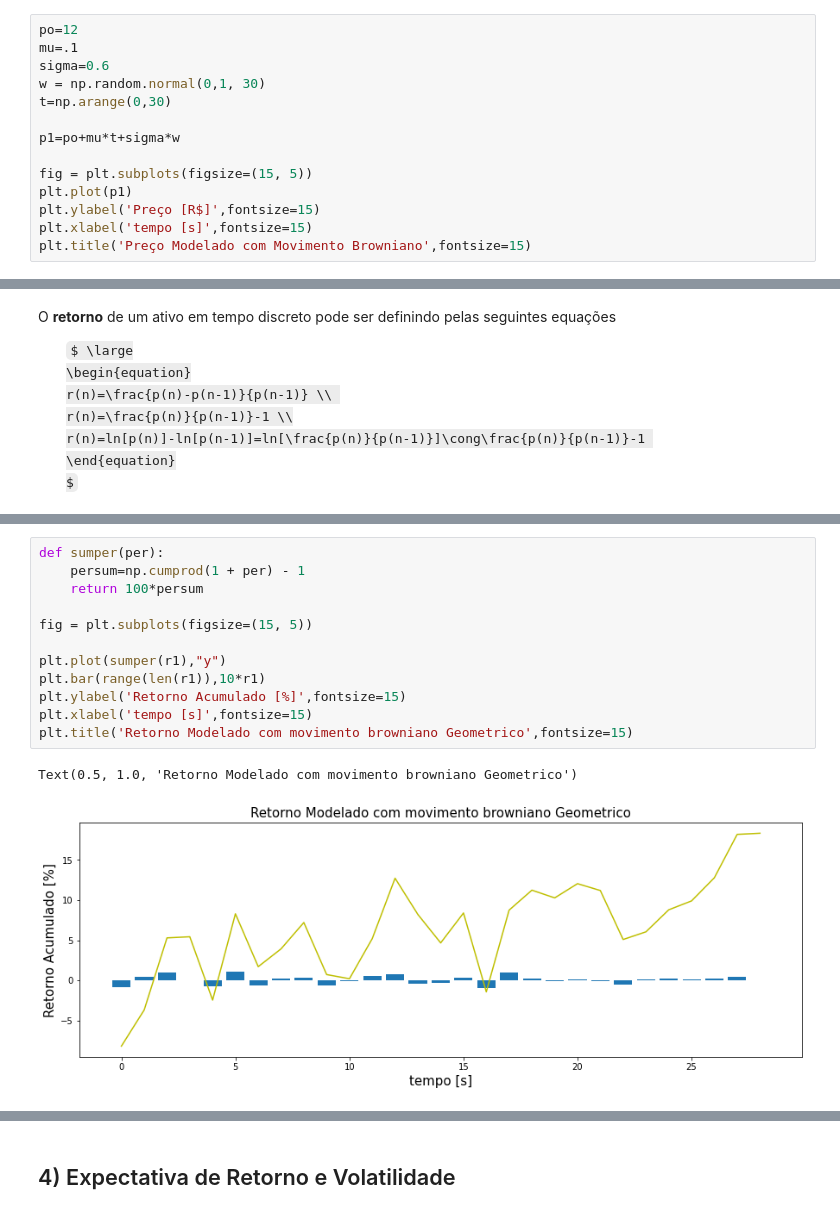
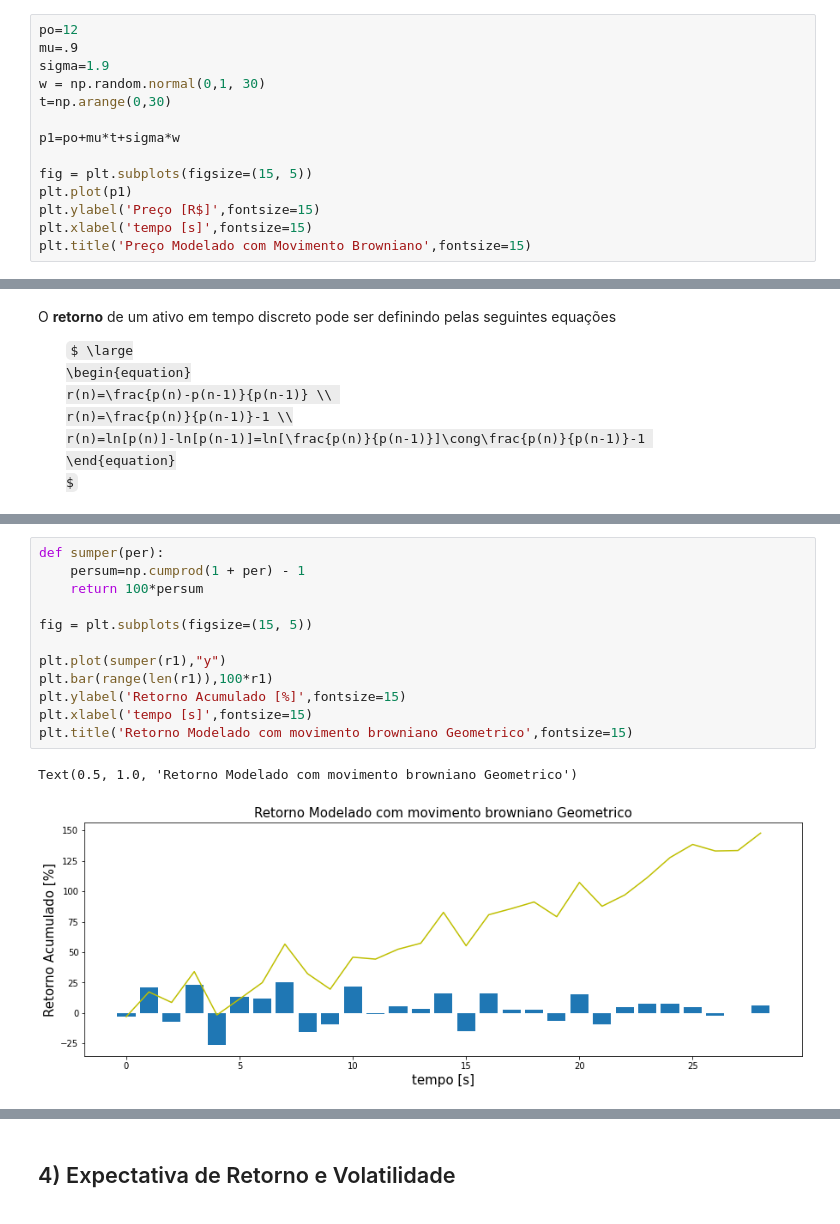
Before and after one commit to marcelinoandrade/Processamento-Digital-de-Sinais-Financeiros, a Jupyter notebook: Aula 1 - Modelagem do Preço, Retorno, Correlação e Sharpe.ipynb, the cells around one changed output, grey strips where cells are left out. Drawn from its saved outputs; the diff is of its cells as text; some formulas as TeX source.

```diff
--- a/Aula 1 - Modelagem do Preço, Retorno, Correlação e Sharpe.ipynb
+++ b/Aula 1 - Modelagem do Preço, Retorno, Correlação e Sharpe.ipynb
@@ -67,8 +67,8 @@ $
 </ul>
 # %%
 po=12
-mu=.1
-sigma=0.6
+mu=.9
+sigma=1.9
 w = np.random.normal(0,1, 30)
 t=np.arange(0,30)
 
@@ -167,18 +191,18 @@ Text(0.5, 1.0, 'Retorno Modelado com movimento browniano Geometrico')
 # %%
 def sumper(per):
     persum=np.cumprod(1 + per) - 1
     return 100*persum
 
 fig = plt.subplots(figsize=(15, 5))
 
 plt.plot(sumper(r1),"y")
-plt.bar(range(len(r1)),10*r1)
+plt.bar(range(len(r1)),100*r1)
 plt.ylabel('Retorno Acumulado [%]',fontsize=15)
 plt.xlabel('tempo [s]',fontsize=15)
 plt.title('Retorno Modelado com movimento browniano Geometrico',fontsize=15)
 # %% [output]
 Text(0.5, 1.0, 'Retorno Modelado com movimento browniano Geometrico')
-[figure, old version]
+[figure, new version]
 # %%
 r1=df['p1'][1:].values/df['p1'][0:-1].values-1
 df['r1']=np.concatenate(([0], r1), axis=0)
```
Also changed, not shown: parts of 21 cells of this notebook.
